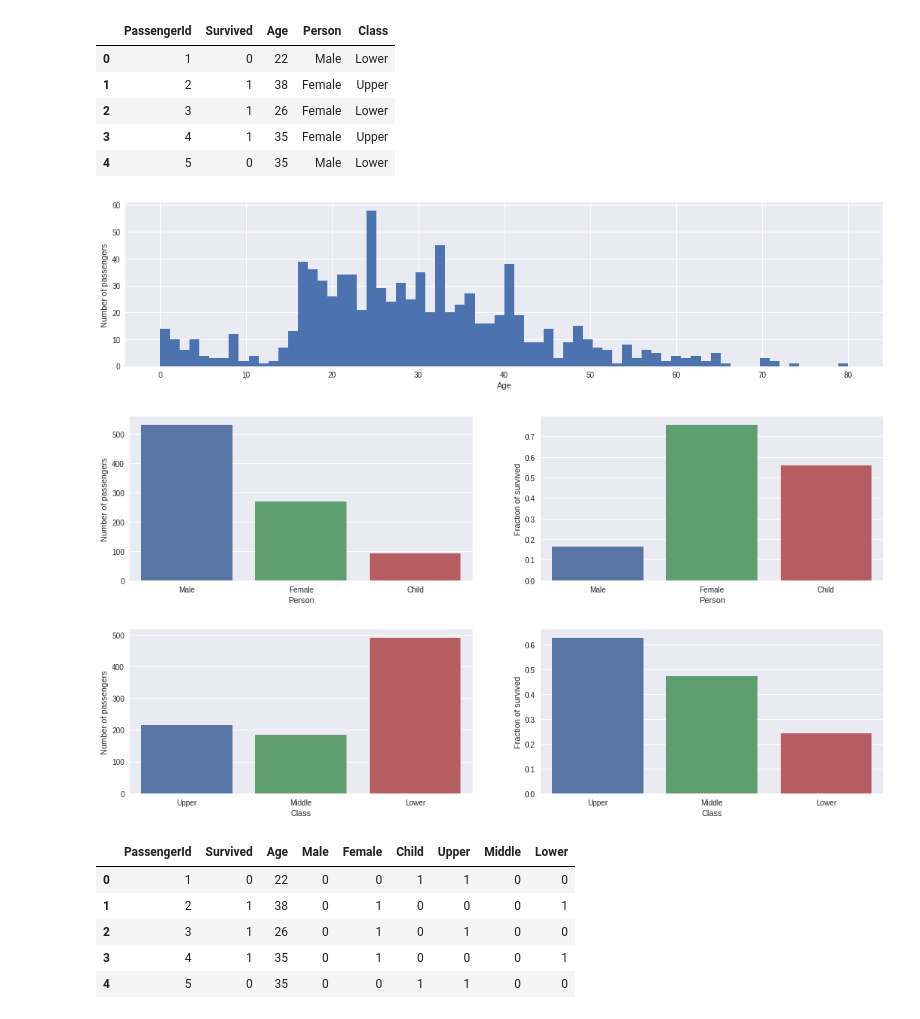
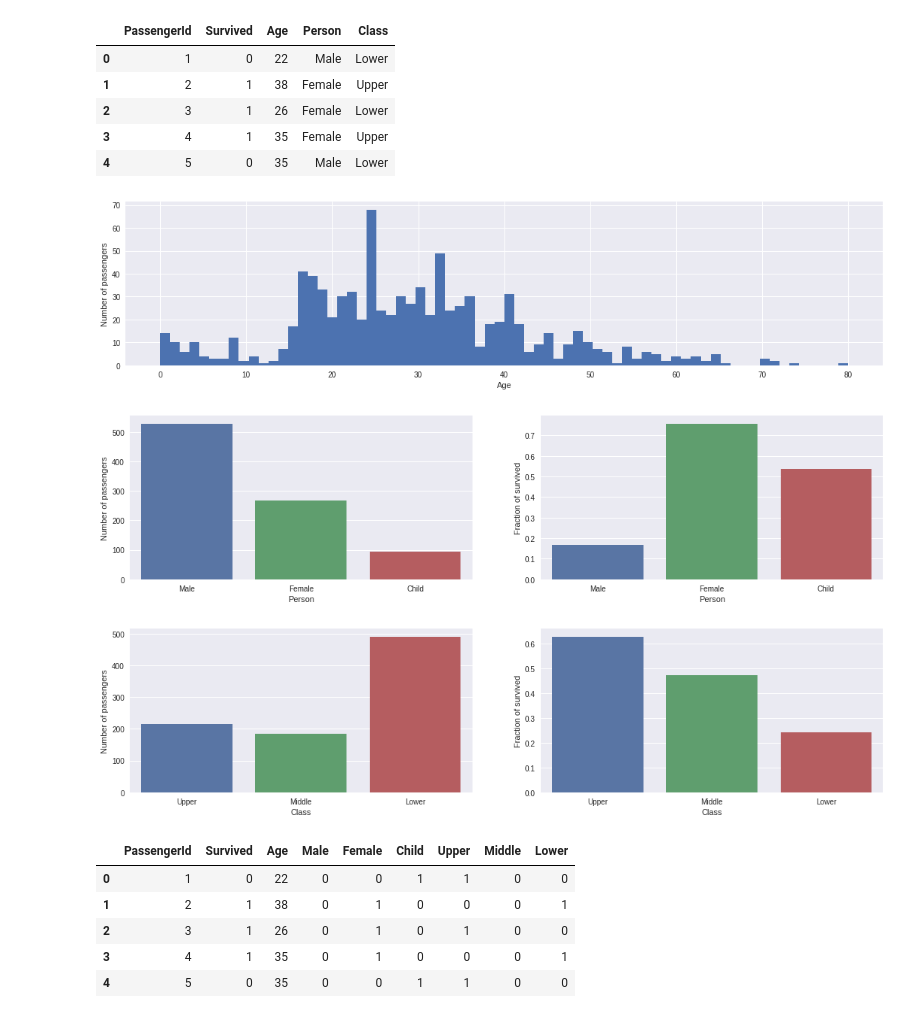
Before and after one commit to IvanUkhov/data-science, a Jupyter notebook: problem/Titanic/Solution.ipynb, the cells around one changed output. Drawn from its saved outputs; the diff is of its cells as text; code cells hidden in the pictures.

```diff
--- a/problem/Titanic/Solution.ipynb
+++ b/problem/Titanic/Solution.ipynb
@@ -28,0 +10,6 @@ Data points: 418
+# %%
+def load_dataset(path):
+    return pd.read_csv(path)
+
+data = load_dataset('data/development.csv')
+data_score = load_dataset('data/submission.csv')
@@ -110,24 +183,24 @@ train_data.head()
 # %%
 def plot_histogram(data, column):
     figure = pp.figure(figsize=(18, 4))
     data[column].hist(bins=70)
     pp.xlabel(column)
     pp.ylabel('Number of passengers')
 
 def plot_survived(data, column, order):
     figure, axes = pp.subplots(1, 2, figsize=(18, 4))
     sb.countplot(x=column, data=data, ax=axes[0], order=order)
     data = data[[column, 'Survived']].groupby([column], as_index=False).mean()
     sb.barplot(x=column, y='Survived', data=data, ax=axes[1], order=order)
     axes[0].set_ylabel('Number of passengers')
     axes[1].set_ylabel('Fraction of survived')
 
-plot_histogram(train_data, 'Age')
-plot_survived(train_data, 'Person', ['Male', 'Female', 'Child'])
-plot_survived(train_data, 'Class', ['Upper', 'Middle', 'Lower'])
+plot_histogram(data, 'Age')
+plot_survived(data, 'Person', ['Male', 'Female', 'Child'])
+plot_survived(data, 'Class', ['Upper', 'Middle', 'Lower'])
 # %% [output]
-[figure, old version]
+[figure, new version]
-[figure, old version]
+[figure, new version]
 [figure]
 # %%
 from sklearn.ensemble import RandomForestClassifier
```
Also changed, not shown: parts of 12 cells of this notebook, 2 other files.
